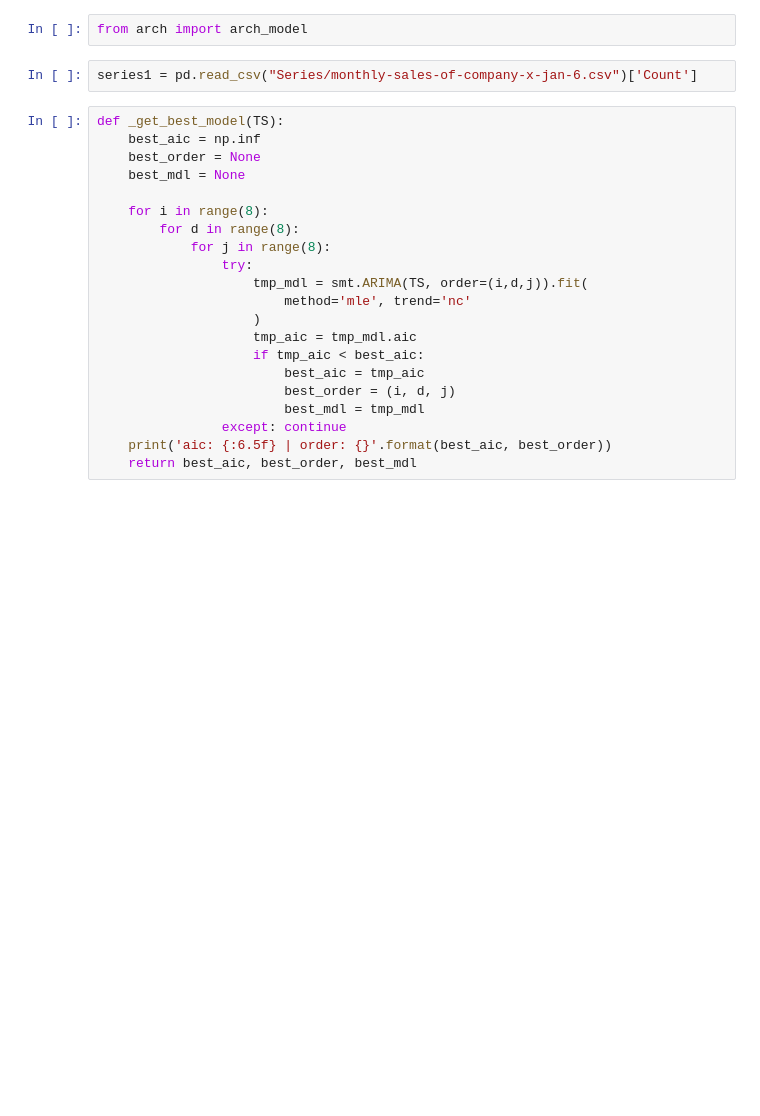
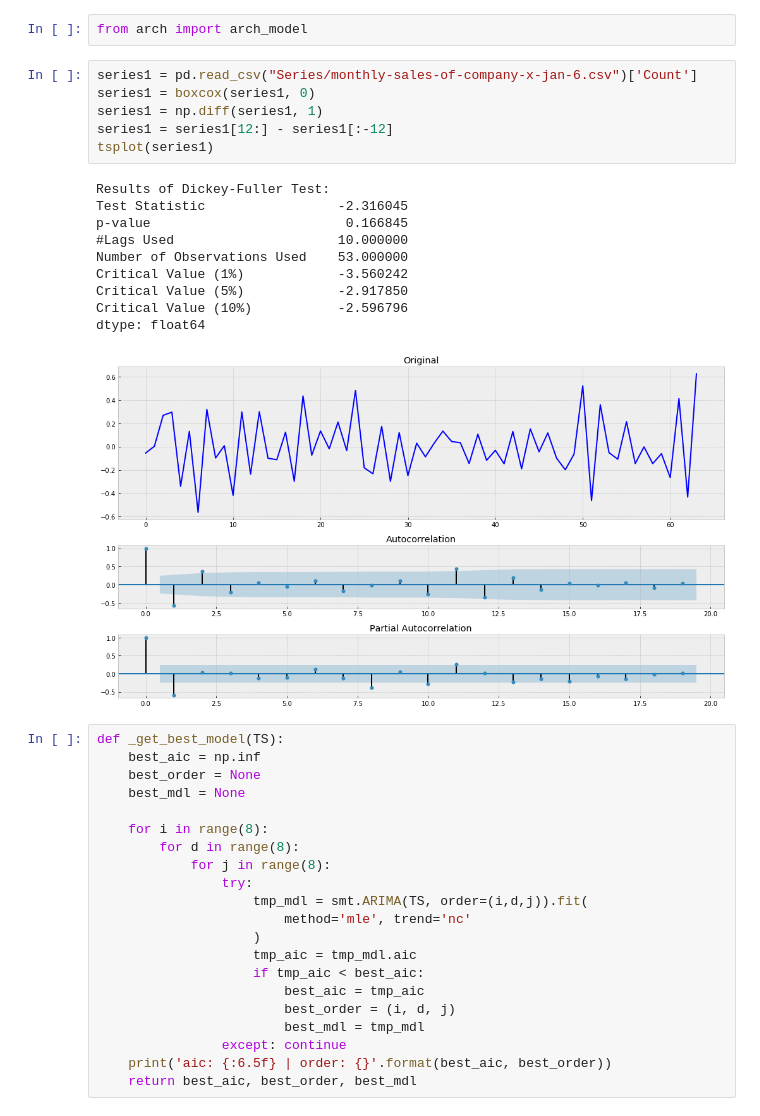
Before and after one commit to Denis-hap/pyda-9, a Jupyter notebook: TSML_2/4/dz_4.ipynb, the cells around one changed output. Saved outputs shown, nothing was run; the diff lists cells and outputs as text; blank space fills up the shorter version.

```diff
--- a/TSML_2/4/dz_4.ipynb
+++ b/TSML_2/4/dz_4.ipynb
@@ -47,6 +47,21 @@ def tsplot(y, lags=None, figsize=(14, 8), style='bmh'):
 from arch import arch_model
 # %%
 series1 = pd.read_csv("Series/monthly-sales-of-company-x-jan-6.csv")['Count']
+series1 = boxcox(series1, 0)
+series1 = np.diff(series1, 1)
+series1 = series1[12:] - series1[:-12]
+tsplot(series1)
+# %% [output]
+Results of Dickey-Fuller Test:
+Test Statistic                 -2.316045
+p-value                         0.166845
+#Lags Used                     10.000000
+Number of Observations Used    53.000000
+Critical Value (1%)            -3.560242
+Critical Value (5%)            -2.917850
+Critical Value (10%)           -2.596796
+dtype: float64
+[figure, added]
 # %%
 def _get_best_model(TS):
     best_aic = np.inf
```
Also changed, not shown: parts of 3 cells of this notebook.
